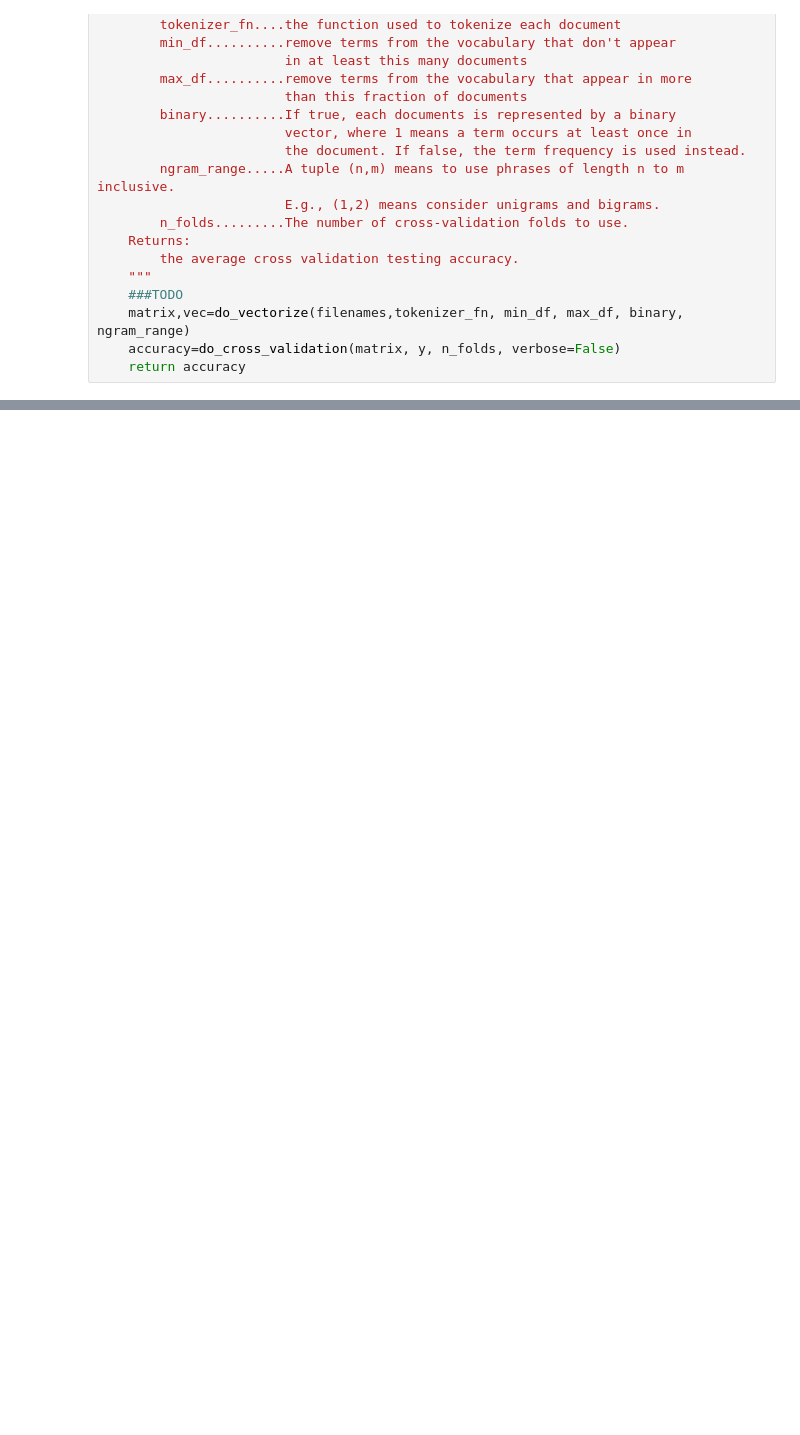
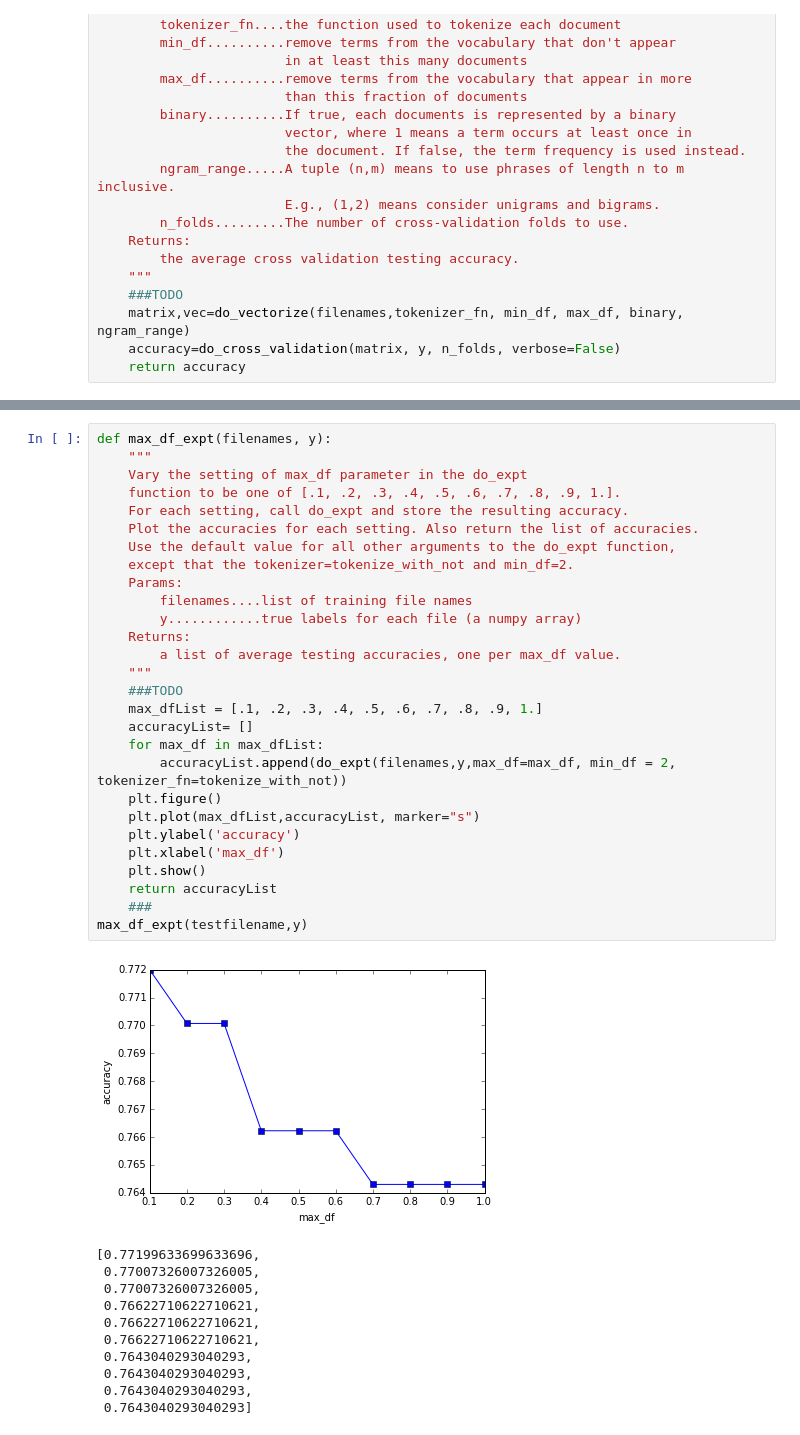
Before and after one commit to sabya08/SocialNetworkAnalysis, a Jupyter notebook: Project.ipynb, the cells around one changed output, grey strips where cells are left out. Saved outputs shown, nothing was run; the diff lists cells and outputs as text; blank space fills up the shorter version.

```diff
--- a/Project.ipynb
+++ b/Project.ipynb
@@ -477,0 +701,40 @@ IndexError: index (521) out of range
+# %%
+def max_df_expt(filenames, y):
+    """
+    Vary the setting of max_df parameter in the do_expt
+    function to be one of [.1, .2, .3, .4, .5, .6, .7, .8, .9, 1.].
+    For each setting, call do_expt and store the resulting accuracy.
+    Plot the accuracies for each setting. Also return the list of accuracies.
+    Use the default value for all other arguments to the do_expt function,
+    except that the tokenizer=tokenize_with_not and min_df=2.
+    Params:
+        filenames....list of training file names
+        y............true labels for each file (a numpy array)
+    Returns:
+        a list of average testing accuracies, one per max_df value.
+    """
+    ###TODO
+    max_dfList = [.1, .2, .3, .4, .5, .6, .7, .8, .9, 1.]
+    accuracyList= []
+    for max_df in max_dfList:
+        accuracyList.append(do_expt(filenames,y,max_df=max_df, min_df = 2, tokenizer_fn=tokenize_with_not))
+    plt.figure()
+    plt.plot(max_dfList,accuracyList, marker="s")
+    plt.ylabel('accuracy')
+    plt.xlabel('max_df')
+    plt.show()
+    return accuracyList
+    ###
+max_df_expt(testfilename,y)
+# %% [output]
+[figure, added]
+[0.77199633699633696,
+ 0.77007326007326005,
+ 0.77007326007326005,
+ 0.76622710622710621,
+ 0.76622710622710621,
+ 0.76622710622710621,
+ 0.7643040293040293,
+ 0.7643040293040293,
+ 0.7643040293040293,
+ 0.7643040293040293]
```
Also changed, not shown: parts of 20 cells of this notebook.
